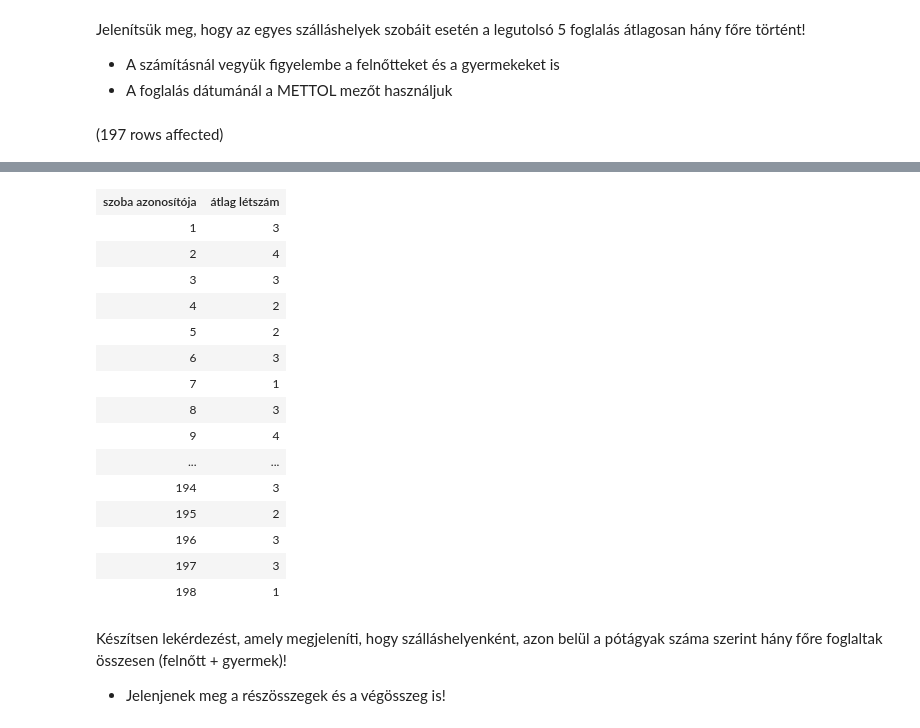
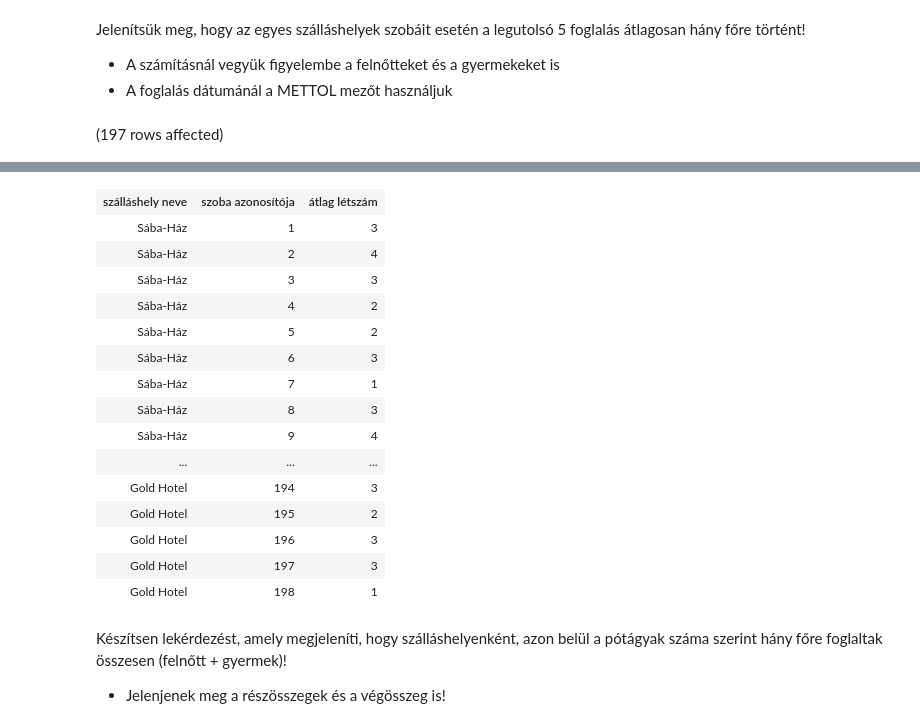
Before and after one commit to richardhestencz/Adatbazisok, a Jupyter notebook: zh4_tacueo.ipynb, the cells around one changed output, grey strips where cells are left out. Cells and saved outputs as stored; diff of their text form; code cells hidden in the pictures.

```diff
--- a/zh4_tacueo.ipynb
+++ b/zh4_tacueo.ipynb
@@ -59,8 +59,10 @@ Jelenítsük meg, hogy az egyes szálláshelyek szobáit esetén a legutolsó 5
 - A számításnál vegyük figyelembe a felnőtteket és a gyermekeket is
 - A foglalás dátumánál a METTOL mezőt használjuk
 # %%
-SELECT szo.SZOBA_ID AS "szoba azonosítója", AVG(fog.FELNOTT_SZAM + fog.GYERMEK_SZAM) AS "átlag létszám"
-FROM SZOBA szo JOIN FOGLALAS fog ON szo.SZOBA_ID = fog.SZOBA_FK
+SELECT szh.szallas_nev AS "szálláshely neve", szo.SZOBA_ID AS "szoba azonosítója", AVG(fog.FELNOTT_SZAM + fog.GYERMEK_SZAM) AS "átlag létszám"
+FROM SZOBA szo
+JOIN FOGLALAS fog ON szo.SZOBA_ID = fog.SZOBA_FK
+JOIN SZALLASHELY szh ON szo.SZALLAS_FK = szh.SZALLAS_ID
 WHERE fog.METTOL >= (
     SELECT MAX(METTOL)
     FROM (
@@ -70,6 +72,6 @@ WHERE fog.METTOL >= (
         ORDER BY METTOL DESC
     ) AS last5
 )
-GROUP BY szo.SZOBA_ID;
+GROUP BY szh.szallas_nev, szo.SZOBA_ID;
 # %% [output]
 (197 rows affected)
@@ -77,19 +79,19 @@ Total execution time: 00:00:00.025
-| szoba azonosítója | átlag létszám |
-| 1 | 3 |
-| 2 | 4 |
-| 3 | 3 |
-| 4 | 2 |
-| 5 | 2 |
-| 6 | 3 |
-| 7 | 1 |
-| 8 | 3 |
-| 9 | 4 |
-| ... | ... |
-| 194 | 3 |
-| 195 | 2 |
-| 196 | 3 |
-| 197 | 3 |
-| 198 | 1 |
+| szálláshely neve | szoba azonosítója | átlag létszám |
+| Sába-Ház | 1 | 3 |
+| Sába-Ház | 2 | 4 |
+| Sába-Ház | 3 | 3 |
+| Sába-Ház | 4 | 2 |
+| Sába-Ház | 5 | 2 |
+| Sába-Ház | 6 | 3 |
+| Sába-Ház | 7 | 1 |
+| Sába-Ház | 8 | 3 |
+| Sába-Ház | 9 | 4 |
+| ... | ... | ... |
+| Gold Hotel | 194 | 3 |
+| Gold Hotel | 195 | 2 |
+| Gold Hotel | 196 | 3 |
+| Gold Hotel | 197 | 3 |
+| Gold Hotel | 198 | 1 |
 # %% [markdown]
 Készítsen lekérdezést, amely megjeleníti, hogy szálláshelyenként, azon belül a pótágyak száma szerint hány főre foglaltak összesen (felnőtt + gyermek)!
 
```
Also changed, not shown: parts of 2 cells of this notebook.
